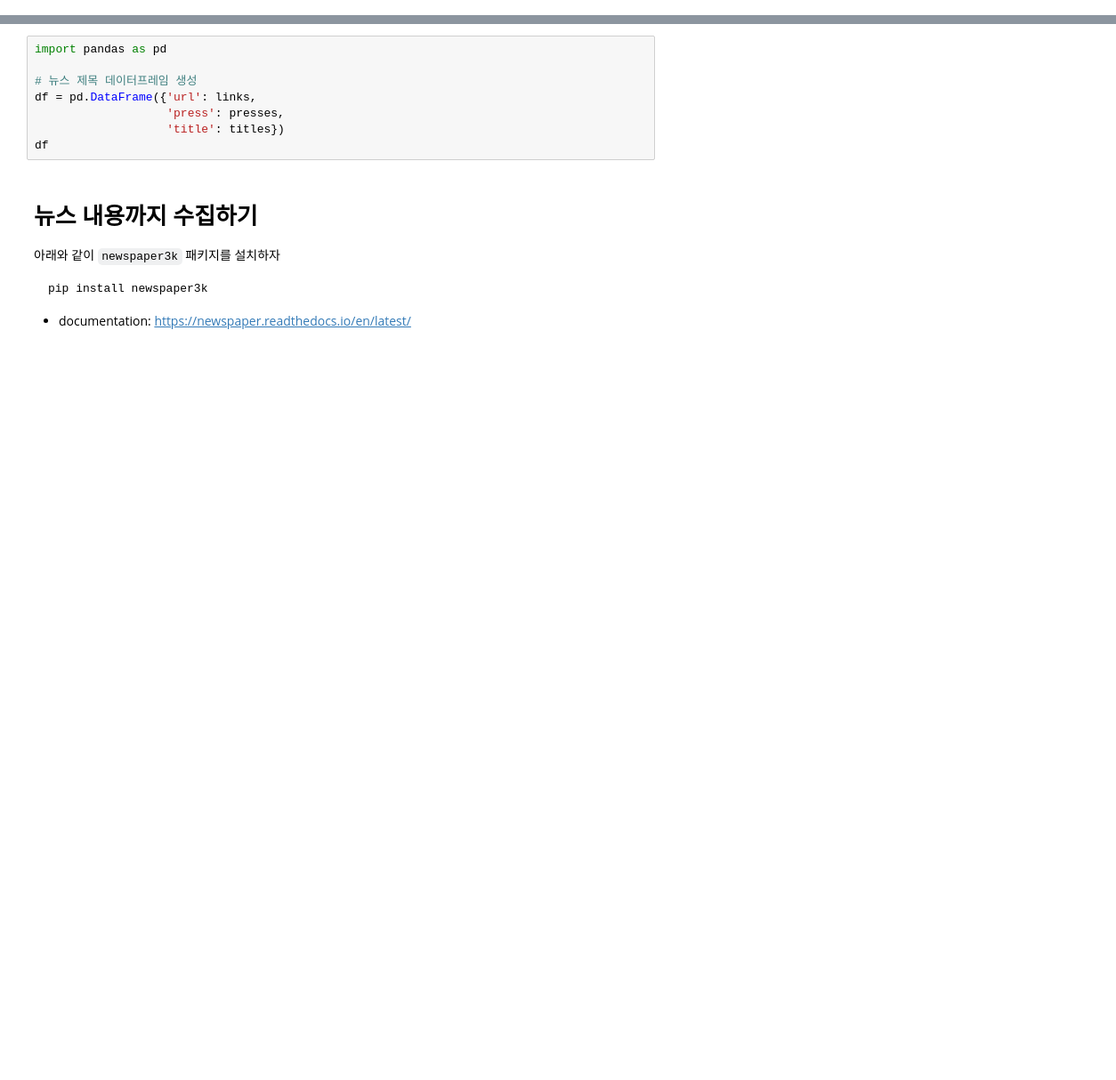
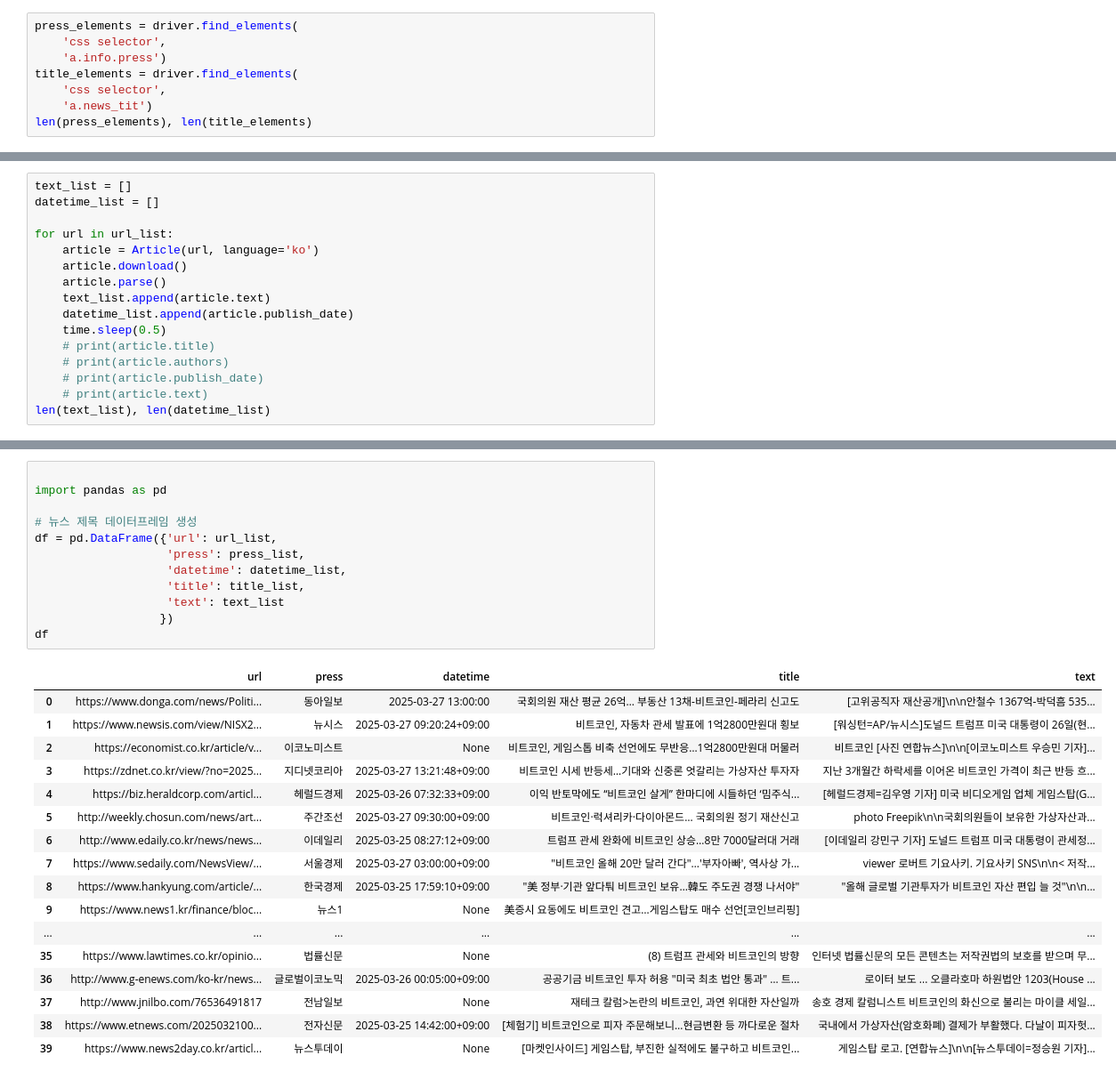
Before and after one commit to ejklike/edatutorial, a Jupyter notebook: 03-naver-news-selenium.ipynb, the cells around one changed output, grey strips where cells are left out. Shown at 89% size. Cells and saved outputs as stored; diff of their text form; blank space fills up the shorter version.

````diff
--- a/03-naver-news-selenium.ipynb
+++ b/03-naver-news-selenium.ipynb
@@ -125,0 +48,8 @@ driver.close()
+# %%
+press_elements = driver.find_elements(
+    'css selector',
+    'a.info.press')
+title_elements = driver.find_elements(
+    'css selector',
+    'a.news_tit')
+len(press_elements), len(title_elements)
@@ -125,0 +90,16 @@ driver.close()
+# %%
+text_list = []
+datetime_list = []
+
+for url in url_list:
+    article = Article(url, language='ko')
+    article.download()
+    article.parse()
+    text_list.append(article.text)
+    datetime_list.append(article.publish_date)
+    time.sleep(0.5)
+    # print(article.title)
+    # print(article.authors)
+    # print(article.publish_date)
+    # print(article.text)
+len(text_list), len(datetime_list)
@@ -126,17 +110,30 @@ driver.close()
 # %%
+
 import pandas as pd
 
 # 뉴스 제목 데이터프레임 생성
-df = pd.DataFrame({'url': links,
-                   'press': presses,
-                   'title': titles})
+df = pd.DataFrame({'url': url_list,
+                   'press': press_list,
+                   'datetime': datetime_list,
+                   'title': title_list,
+                   'text': text_list
+                  })
 df
+# %% [output]
+|  | url | press | datetime | title | text |
+| 0 | https://www.donga.com/news/Politi... | 동아일보 | 2025-03-27 13:00:00 | 국회의원 재산 평균 26억… 부동산 13채-비트코인-페라리 신고도 | [고위공직자 재산공개]\n\n안철수 1367억-박덕흠 535... |
+| 1 | https://www.newsis.com/view/NISX2... | 뉴시스 | 2025-03-27 09:20:24+09:00 | 비트코인, 자동차 관세 발표에 1억2800만원대 횡보 | [워싱턴=AP/뉴시스]도널드 트럼프 미국 대통령이 26일(현... |
+| 2 | https://economist.co.kr/article/v... | 이코노미스트 | None | 비트코인, 게임스톱 비축 선언에도 무반응…1억2800만원대 머물러 | 비트코인 [사진 연합뉴스]\n\n[이코노미스트 우승민 기자]... |
+| 3 | https://zdnet.co.kr/view/?no=2025... | 지디넷코리아 | 2025-03-27 13:21:48+09:00 | 비트코인 시세 반등세…기대와 신중론 엇갈리는 가상자산 투자자 | 지난 3개월간 하락세를 이어온 비트코인 가격이 최근 반등 흐... |
+| 4 | https://biz.heraldcorp.com/articl... | 헤럴드경제 | 2025-03-26 07:32:33+09:00 | 이익 반토막에도 “비트코인 살게” 한마디에 시들하던 ‘밈주식... | [헤럴드경제=김우영 기자] 미국 비디오게임 업체 게임스탑(G... |
+| 5 | http://weekly.chosun.com/news/art... | 주간조선 | 2025-03-27 09:30:00+09:00 | 비트코인·럭셔리카·다이아몬드… 국회의원 정기 재산신고 | photo Freepik\n\n국회의원들이 보유한 가상자산과... |
+| 6 | http://www.edaily.co.kr/news/news... | 이데일리 | 2025-03-25 08:27:12+09:00 | 트럼프 관세 완화에 비트코인 상승…8만 7000달러대 거래 | [이데일리 강민구 기자] 도널드 트럼프 미국 대통령이 관세정... |
+| 7 | https://www.sedaily.com/NewsView/... | 서울경제 | 2025-03-27 03:00:00+09:00 | "비트코인 올해 20만 달러 간다"…'부자아빠', 역사상 가... | viewer 로버트 기요사키. 기요사키 SNS\n\n< 저작... |
+| 8 | https://www.hankyung.com/article/... | 한국경제 | 2025-03-25 17:59:10+09:00 | "美 정부·기관 앞다퉈 비트코인 보유…韓도 주도권 경쟁 나서야" | "올해 글로벌 기관투자가 비트코인 자산 편입 늘 것"\n\n... |
+| 9 | https://www.news1.kr/finance/bloc... | 뉴스1 | None | 美증시 요동에도 비트코인 견고…게임스탑도 매수 선언[코인브리핑] |  |
+| ... | ... | ... | ... | ... | ... |
+| 35 | https://www.lawtimes.co.kr/opinio... | 법률신문 | None | (8) 트럼프 관세와 비트코인의 방향 | 인터넷 법률신문의 모든 콘텐츠는 저작권법의 보호를 받으며 무... |
+| 36 | http://www.g-enews.com/ko-kr/news... | 글로벌이코노믹 | 2025-03-26 00:05:00+09:00 | 공공기금 비트코인 투자 허용 "미국 최초 법안 통과" … 트... | 로이터 보도 ... 오클라호마 하원법안 1203(House ... |
+| 37 | http://www.jnilbo.com/76536491817 | 전남일보 | None | 재테크 칼럼>논란의 비트코인, 과연 위대한 자산일까 | 송호 경제 칼럼니스트 비트코인의 화신으로 불리는 마이클 세일... |
+| 38 | https://www.etnews.com/2025032100... | 전자신문 | 2025-03-25 14:42:00+09:00 | [체험기] 비트코인으로 피자 주문해보니…현금변환 등 까다로운 절차 | 국내에서 가상자산(암호화폐) 결제가 부활했다. 다날이 피자헛... |
+| 39 | https://www.news2day.co.kr/articl... | 뉴스투데이 | None | [마켓인사이드] 게임스탑, 부진한 실적에도 불구하고 비트코인... | 게임스탑 로고. [연합뉴스]\n\n[뉴스투데이=정승원 기자]... |
-# %% [markdown]
-# 뉴스 내용까지 수집하기
-
-아래와 같이 `newspaper3k` 패키지를 설치하자
-```
-pip install newspaper3k
-```
-
-- documentation: https://newspaper.readthedocs.io/en/latest/
````
Also changed, not shown: parts of 21 cells of this notebook, 4 other files.
